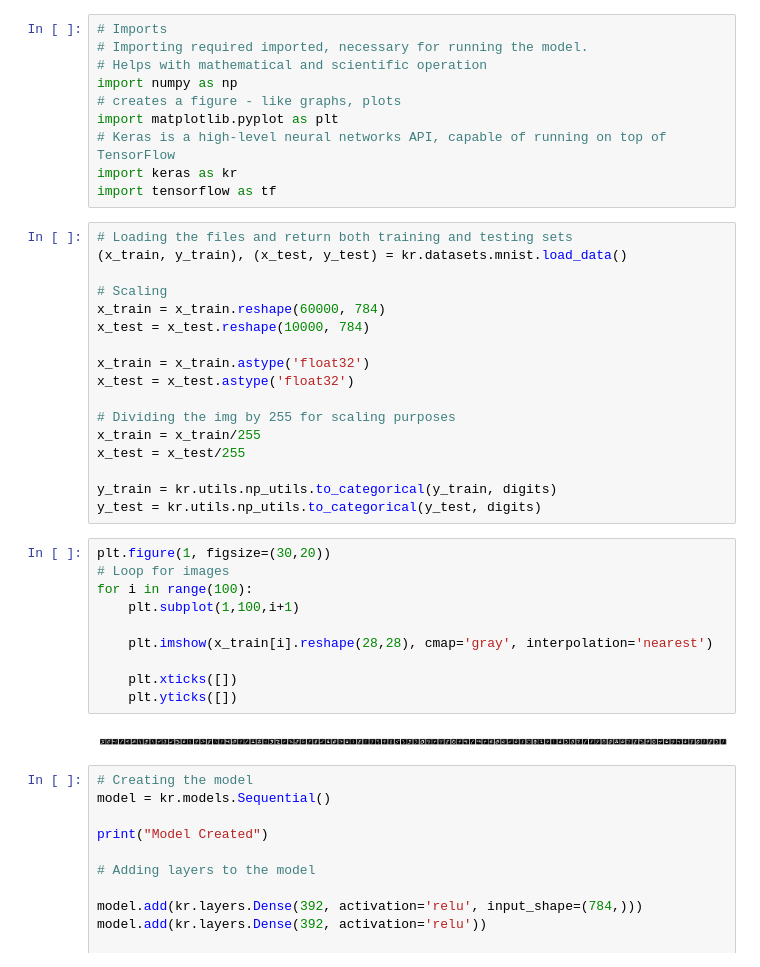
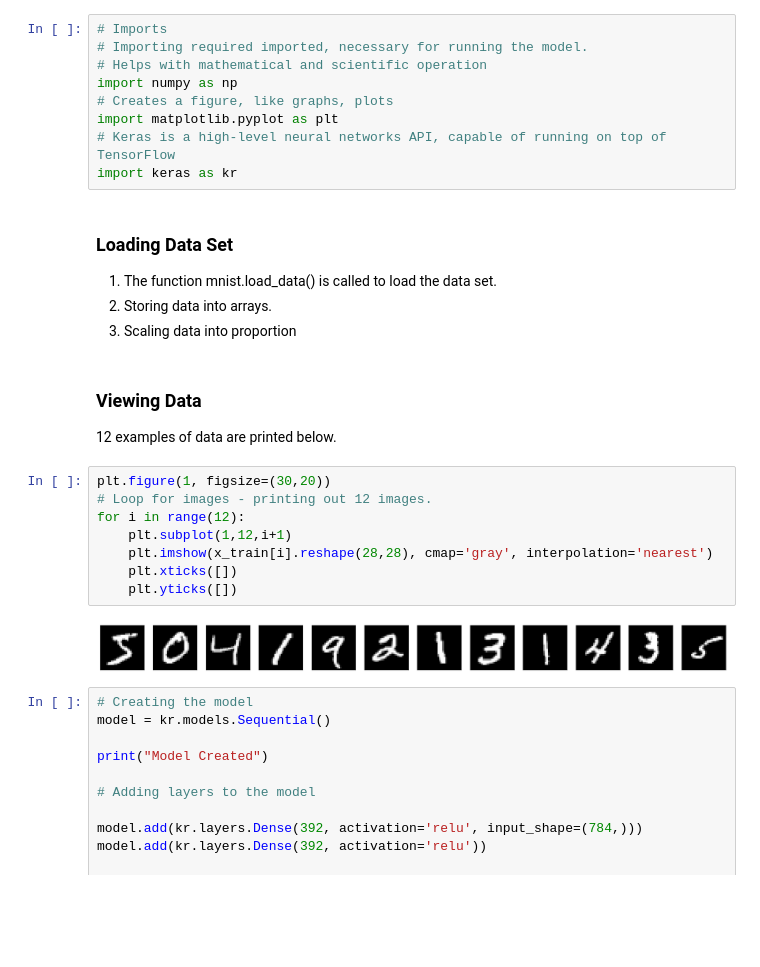
Before and after one commit to Uzzy97/Emerging-Tech-Assessment, a Jupyter notebook: Digit-Model.ipynb, the cells around one changed output. Cells and saved outputs as stored; diff of their text form; blank space fills up the shorter version.

```diff
--- a/Digit-Model.ipynb
+++ b/Digit-Model.ipynb
@@ -7,40 +18,28 @@
 # Importing required imported, necessary for running the model.
 # Helps with mathematical and scientific operation
 import numpy as np
-# creates a figure - like graphs, plots
+# Creates a figure, like graphs, plots
 import matplotlib.pyplot as plt
 # Keras is a high-level neural networks API, capable of running on top of TensorFlow
 import keras as kr
-import tensorflow as tf
-# %%
-# Loading the files and return both training and testing sets
-(x_train, y_train), (x_test, y_test) = kr.datasets.mnist.load_data()
-
-# Scaling
-x_train = x_train.reshape(60000, 784)
-x_test = x_test.reshape(10000, 784)
-
-x_train = x_train.astype('float32')
-x_test = x_test.astype('float32')
-
-# Dividing the img by 255 for scaling purposes
-x_train = x_train/255
-x_test = x_test/255
-
-y_train = kr.utils.np_utils.to_categorical(y_train, digits)
-y_test = kr.utils.np_utils.to_categorical(y_test, digits)
+# %% [markdown]
+### Loading Data Set
+1. The function mnist.load_data() is called to load the data set.
+2. Storing data into arrays.
+3. Scaling data into proportion
+# %% [markdown]
+### Viewing Data
+12 examples of data are printed below.
 # %%
 plt.figure(1, figsize=(30,20))
-# Loop for images
-for i in range(100):
-    plt.subplot(1,100,i+1)
-
+# Loop for images - printing out 12 images.
+for i in range(12):
+    plt.subplot(1,12,i+1)
     plt.imshow(x_train[i].reshape(28,28), cmap='gray', interpolation='nearest')
-
     plt.xticks([])
     plt.yticks([])
 # %% [output]
-[figure, old version]
+[figure, new version]
 # %%
 # Creating the model
 model = kr.models.Sequential()
```
Also changed, not shown: parts of 12 cells of this notebook, 6 other files.
